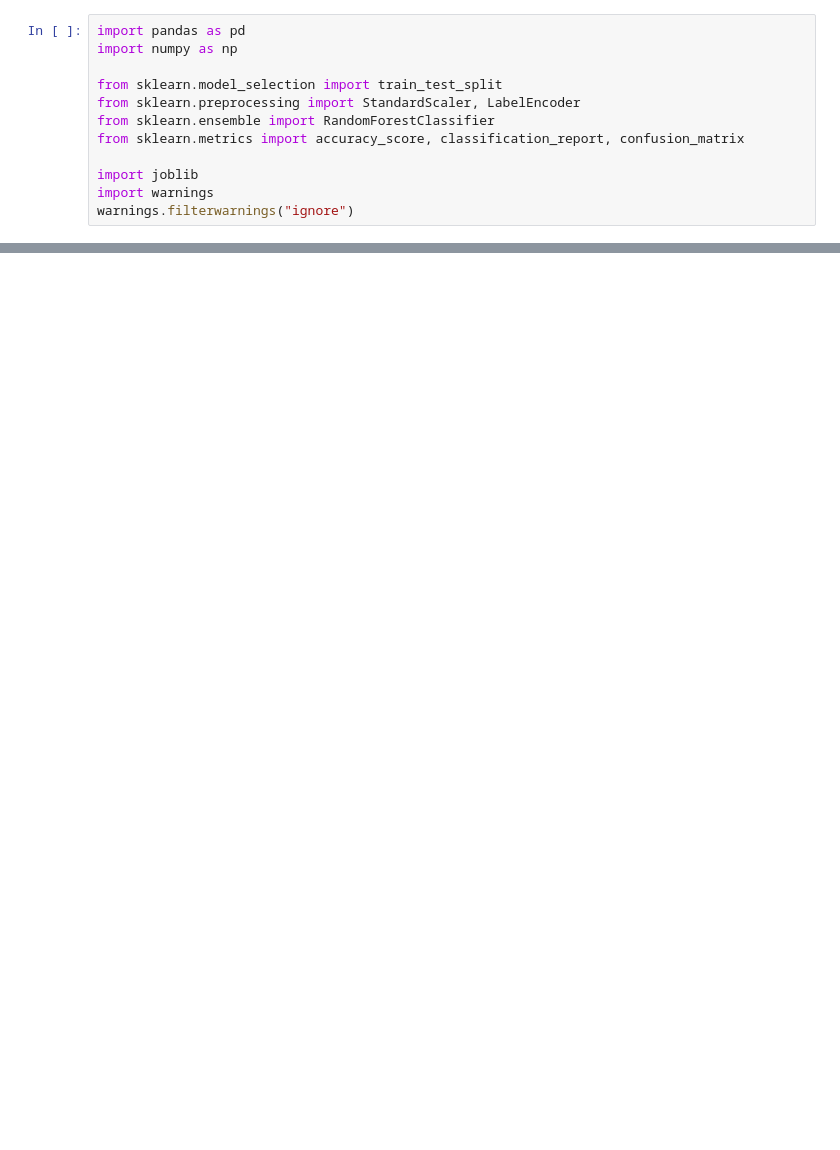
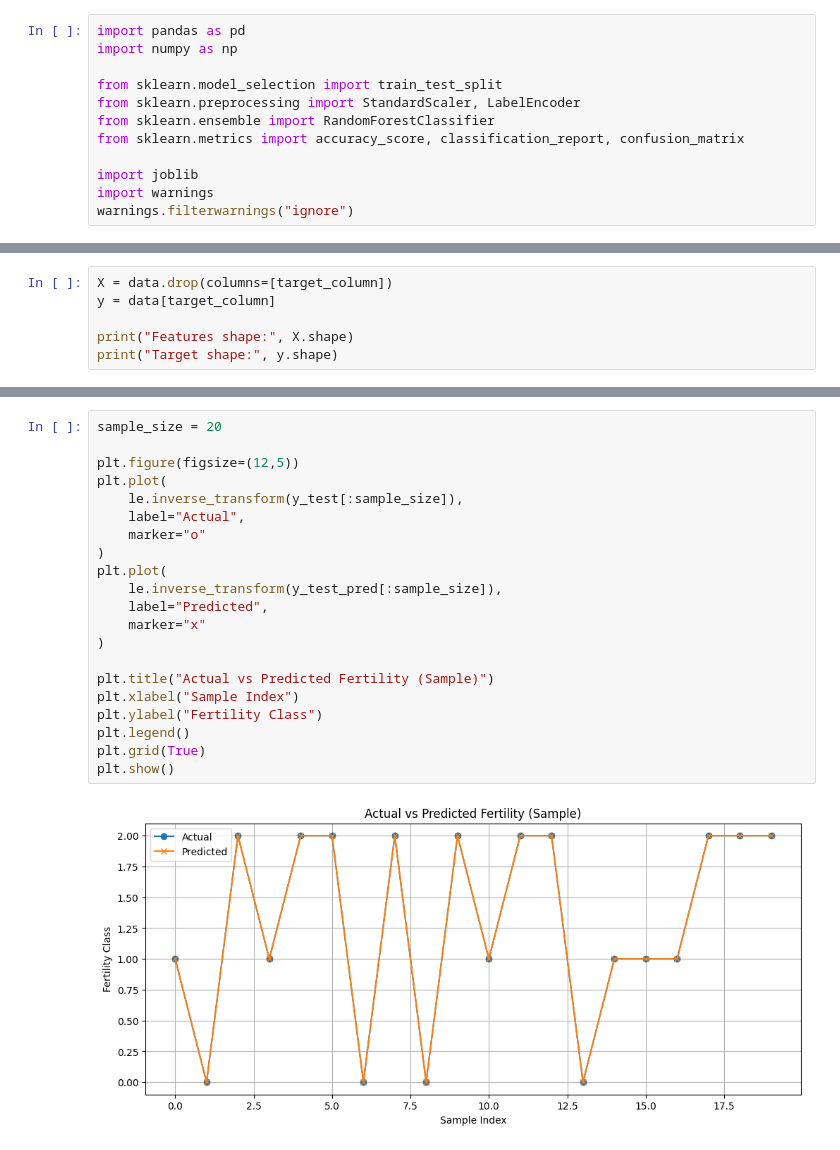
Before and after one commit to matinn07/Soil-fertility-prediction-using-Random-Forest, a Jupyter notebook: RF.ipynb, the cells around one changed output, grey strips where cells are left out. Drawn from its saved outputs; the diff is of its cells as text; blank space fills up the shorter version.

```diff
--- a/RF.ipynb
+++ b/RF.ipynb
@@ -17,0 +84,6 @@ data.head()
+# %%
+X = data.drop(columns=[target_column])
+y = data[target_column]
+
+print("Features shape:", X.shape)
+print("Target shape:", y.shape)
@@ -17,0 +230,23 @@ data.head()
+# %%
+sample_size = 20
+
+plt.figure(figsize=(12,5))
+plt.plot(
+    le.inverse_transform(y_test[:sample_size]),
+    label="Actual",
+    marker="o"
+)
+plt.plot(
+    le.inverse_transform(y_test_pred[:sample_size]),
+    label="Predicted",
+    marker="x"
+)
+
+plt.title("Actual vs Predicted Fertility (Sample)")
+plt.xlabel("Sample Index")
+plt.ylabel("Fertility Class")
+plt.legend()
+plt.grid(True)
+plt.show()
+# %% [output]
+[figure, added]
```
Also changed, not shown: parts of 18 cells of this notebook.
